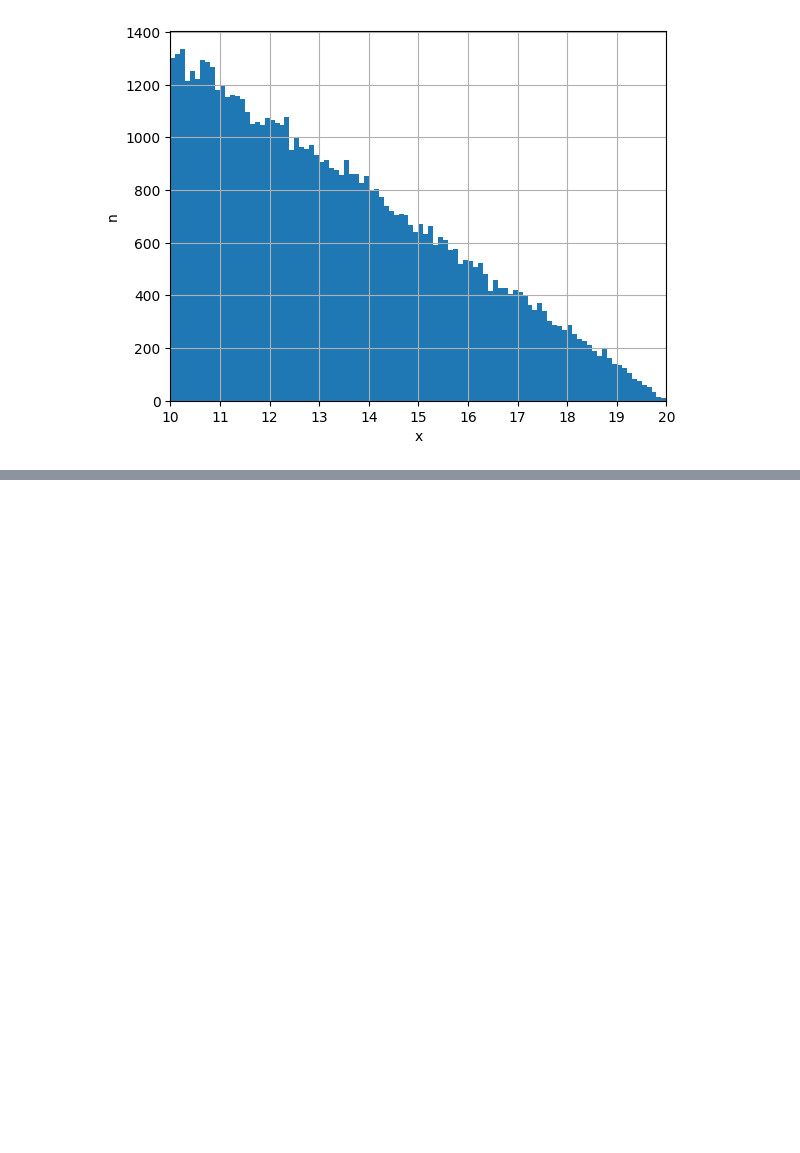
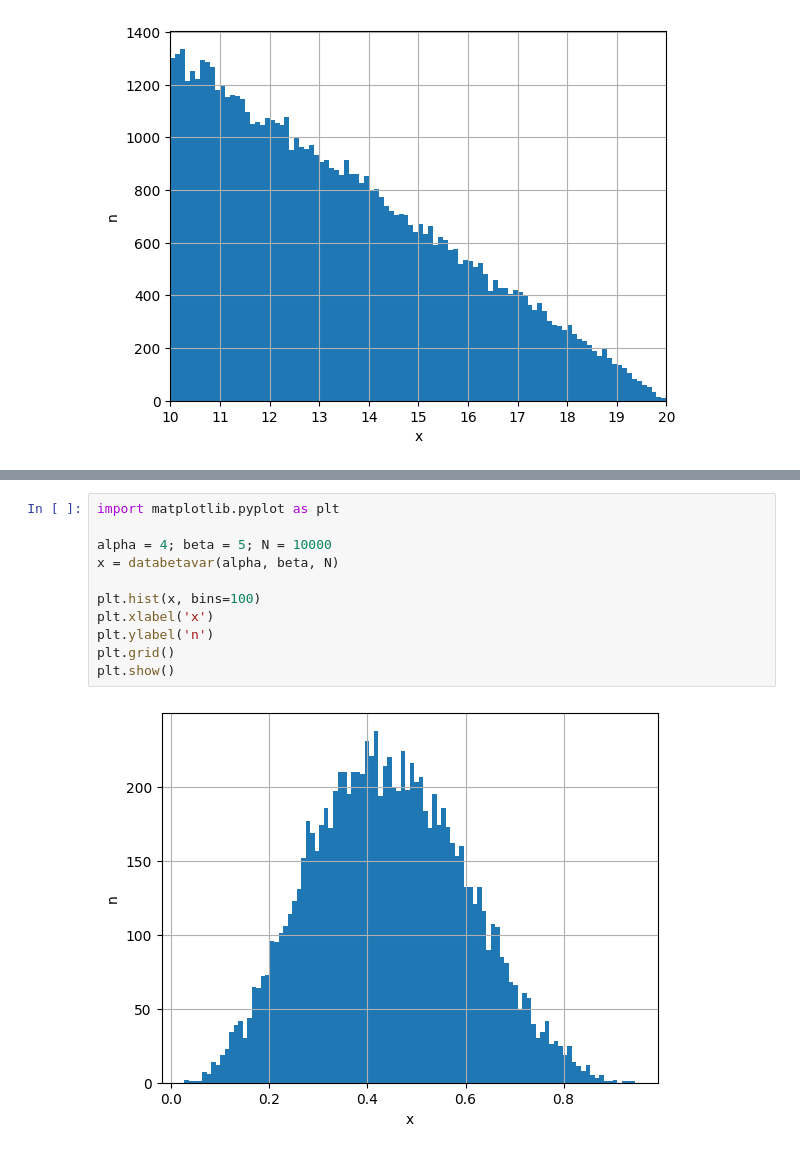
Before and after one commit to dudung/py-jupyter-nb, a Jupyter notebook: courses/fi2151/random_distribution.ipynb, the cells around one changed output, grey strips where cells are left out. Drawn from its saved outputs; the diff is of its cells as text; blank space fills up the shorter version.

```diff
--- a/courses/fi2151/random_distribution.ipynb
+++ b/courses/fi2151/random_distribution.ipynb
@@ -370,0 +444,13 @@ plt.show()
+# %%
+import matplotlib.pyplot as plt
+
+alpha = 4; beta = 5; N = 10000
+x = databetavar(alpha, beta, N)
+
+plt.hist(x, bins=100)
+plt.xlabel('x')
+plt.ylabel('n')
+plt.grid()
+plt.show()
+# %% [output]
+[figure, added]
```
Also changed, not shown: parts of 6 cells of this notebook.
